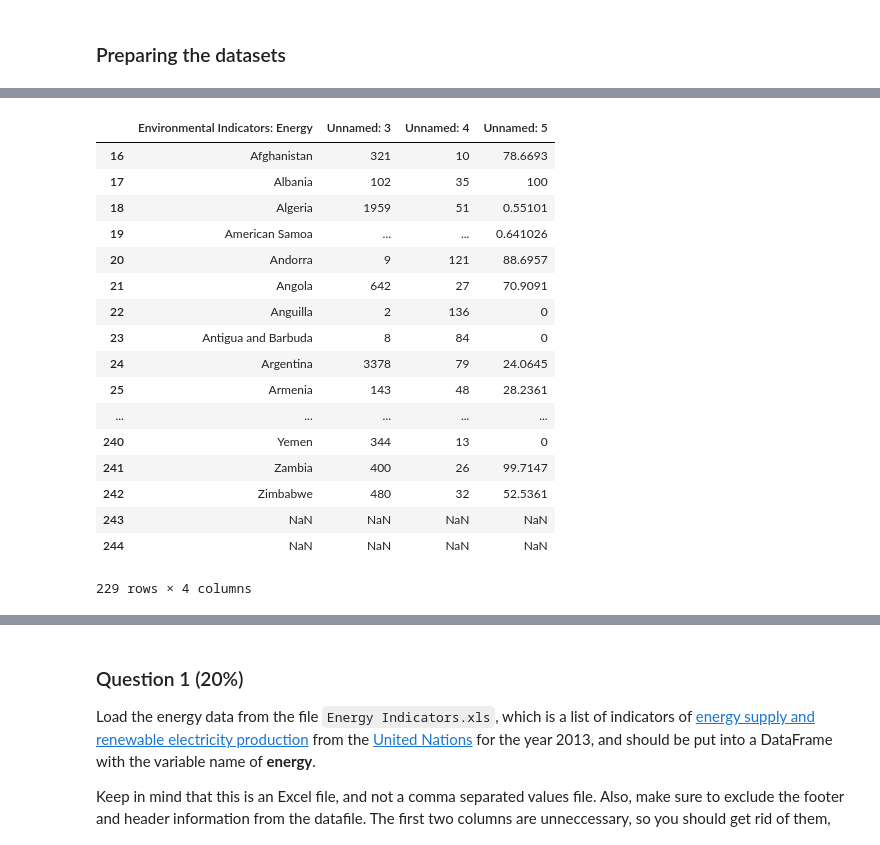
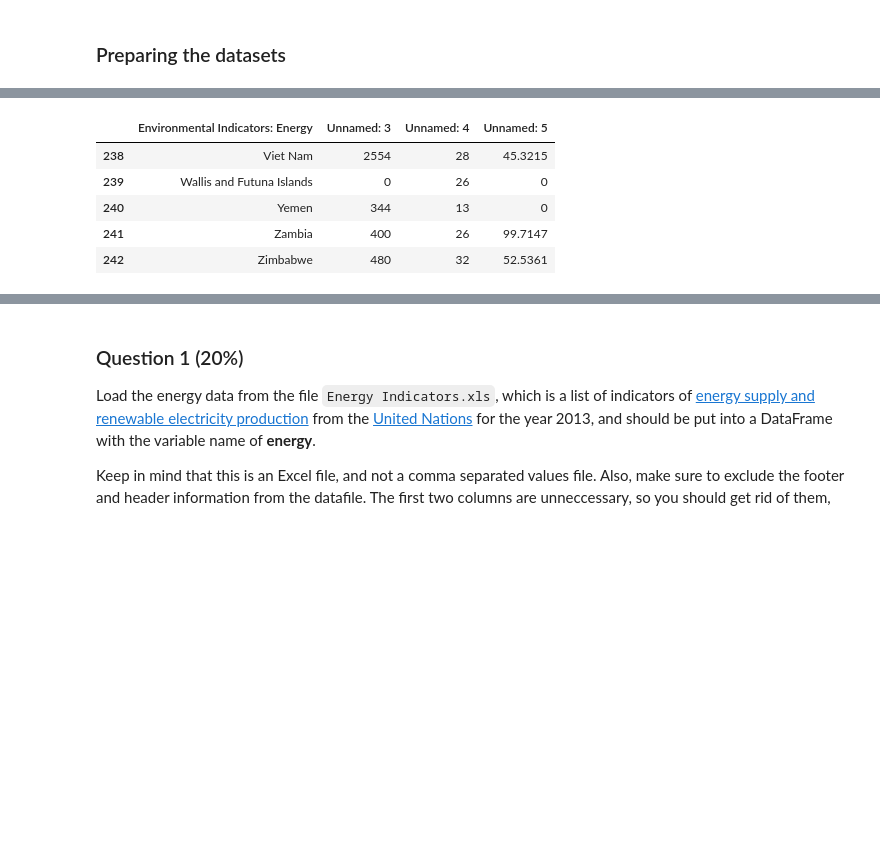
Before and after one commit to gabipz/ds-little-projects, a Jupyter notebook: Introduction to Data Science in Python - Coursera/Assignment+3.ipynb, the cells around one changed output, grey strips where cells are left out. Cells and saved outputs as stored; diff of their text form; code cells hidden in the pictures; blank space fills up the shorter version.

Commit message:
preparing dataset

```diff
--- a/Introduction to Data Science in Python - Coursera/Assignment+3.ipynb
+++ b/Introduction to Data Science in Python - Coursera/Assignment+3.ipynb
@@ -54,26 +63,17 @@ indicators.rename(columns={indicators.columns[0]:'teste'}, inplace=True)
 # %%
-df = pd.read_excel('Energy Indicators.xls')
+# Import dataset
+energy = pd.read_excel('Energy Indicators.xls')
 # Delete extra columns
-df.drop(['Unnamed: 0', 'Unnamed: 1'], axis=1, inplace=True)
-
-df = df[16:245]
-df
+energy.drop(['Unnamed: 0', 'Unnamed: 1'], axis=1, inplace=True)
+# Exclude the footer and header information from the datafile.
+energy = energy[16:243]
+# Visualization
+energy.head() # first five
+energy.tail() # last five
 # %% [output]
 |  | Environmental Indicators: Energy | Unnamed: 3 | Unnamed: 4 | Unnamed: 5 |
-| 16 | Afghanistan | 321 | 10 | 78.6693 |
-| 17 | Albania | 102 | 35 | 100 |
-| 18 | Algeria | 1959 | 51 | 0.55101 |
-| 19 | American Samoa | ... | ... | 0.641026 |
-| 20 | Andorra | 9 | 121 | 88.6957 |
-| 21 | Angola | 642 | 27 | 70.9091 |
-| 22 | Anguilla | 2 | 136 | 0 |
-| 23 | Antigua and Barbuda | 8 | 84 | 0 |
-| 24 | Argentina | 3378 | 79 | 24.0645 |
-| 25 | Armenia | 143 | 48 | 28.2361 |
-| ... | ... | ... | ... | ... |
+| 238 | Viet Nam | 2554 | 28 | 45.3215 |
+| 239 | Wallis and Futuna Islands | 0 | 26 | 0 |
 | 240 | Yemen | 344 | 13 | 0 |
 | 241 | Zambia | 400 | 26 | 99.7147 |
 | 242 | Zimbabwe | 480 | 32 | 52.5361 |
-| 243 | NaN | NaN | NaN | NaN |
-| 244 | NaN | NaN | NaN | NaN |
-229 rows × 4 columns
```
Also changed, not shown: parts of 20 cells of this notebook.
